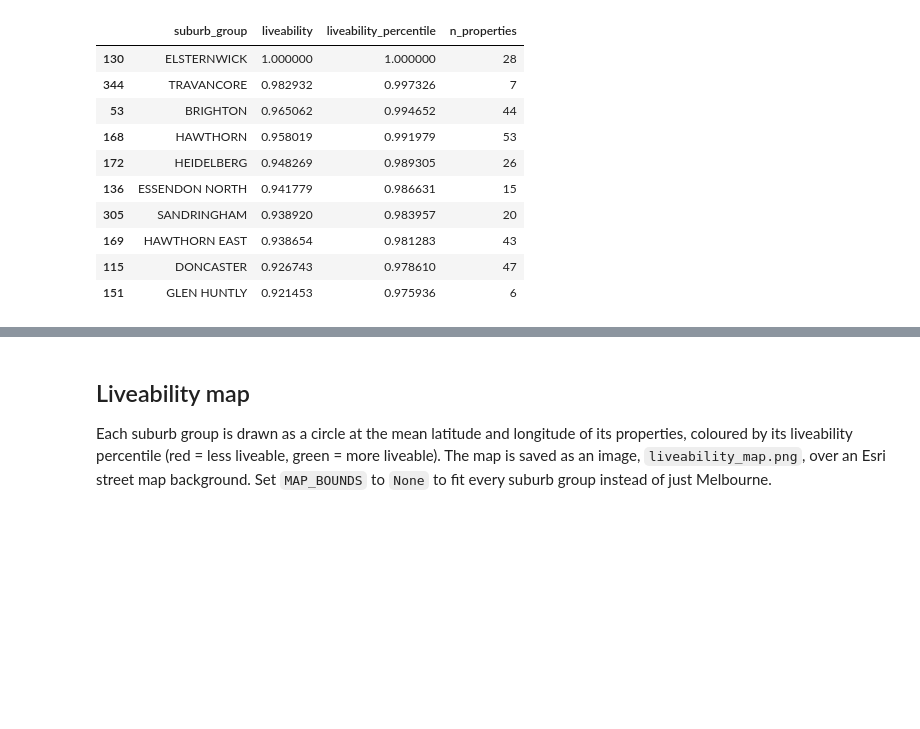
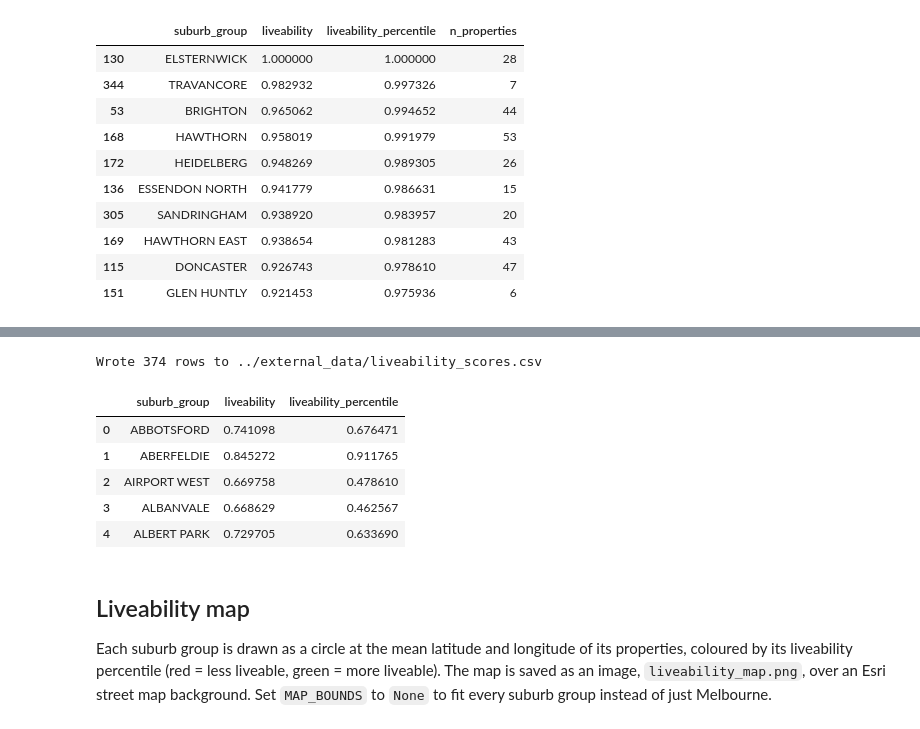
Before and after one commit to NikhilGaba49/industry-project-group-1, a Jupyter notebook: notebooks/calculate_liveability.ipynb, the cells around one changed output, grey strips where cells are left out. Cells and saved outputs as stored; diff of their text form; code cells hidden in the pictures; blank space fills up the shorter version.

```diff
--- a/notebooks/calculate_liveability.ipynb
+++ b/notebooks/calculate_liveability.ipynb
@@ -48,6 +45,14 @@ Properties with identical coordinates are treated as duplicates, and only
 the first occurrence is kept. This is done so that suburb counts and centroids reflect unique locations.
 # %%
 n_before = len(df)
+df = df.dropna(subset=["lat", "lon"])
+n_missing_coordinates = n_before - len(df)
+
 df = df.drop_duplicates(subset=["lat", "lon"], keep="first")
-print(f"Removed {n_before - len(df)} duplicates; {len(df)} properties remain")
+n_duplicates = n_before - n_missing_coordinates - len(df)
+
+print(
+    f"Removed {n_missing_coordinates} rows with missing coordinates and "
+    f"{n_duplicates} duplicates; {len(df)} properties remain"
+)
 # %% [output]
@@ -292,9 +305,11 @@ standardised_features.head()
 
 Combines the standardised features using the weights. Since every feature is worse when large, a **higher** weighted sum means the suburb is **further** from amenities or has **more** crime, so it is **less** liveable.
 # %%
-# Multiply each feature column by its weight (matched on column name)
-# Sum across features (axis=1) to get one weighted score per suburb group
-weighted_sum = standardised_features.mul(weights).sum(axis=1)
+# Multiply each feature column by its weight (matched on column name),
+# then sum across features (axis=1) for one score per suburb group.
+# skipna=False makes a missing feature produce NaN instead of counting
+# as an average value.
+weighted_sum = standardised_features.mul(weights).sum(axis=1, skipna=False)
 # %% [markdown]
 ## Flip and rescale to a liveability score
 
@@ -354,6 +375,35 @@ suburb_scores.sort_values("liveability", ascending=False).head(10)
 # %%
-scores_export = suburb_scores[["suburb_group", "liveability"]]
-scores_export.to_csv("../external_data/liveability_scores.csv", index=False)
+LIVEABILITY_SCORES_FILE = Path("../external_data/liveability_scores.csv")
+
+SCORE_COLUMNS = ["liveability", "liveability_percentile"]
+
+scores_export = suburb_scores[["suburb_group"] + SCORE_COLUMNS].copy()
+
+assert scores_export["suburb_group"].is_unique, "Duplicate suburb groups"
+assert scores_export[SCORE_COLUMNS].notna().all().all(), (
+    "Missing liveability scores"
+)
+assert scores_export["liveability"].between(0, 1).all(), (
+    "liveability outside 0-1"
+)
+assert scores_export["liveability_percentile"].between(0, 1).all(), (
+    "liveability_percentile outside 0-1"
+)
+
+scores_export.round(
+    {"liveability": 4, "liveability_percentile": 4}
+).to_csv(LIVEABILITY_SCORES_FILE, index=False)
+
+print(f"Wrote {len(scores_export)} rows to {LIVEABILITY_SCORES_FILE}")
+scores_export.head()
+# %% [output]
+Wrote 374 rows to ../external_data/liveability_scores.csv
+|  | suburb_group | liveability | liveability_percentile |
+| 0 | ABBOTSFORD | 0.741098 | 0.676471 |
+| 1 | ABERFELDIE | 0.845272 | 0.911765 |
+| 2 | AIRPORT WEST | 0.669758 | 0.478610 |
+| 3 | ALBANVALE | 0.668629 | 0.462567 |
+| 4 | ALBERT PARK | 0.729705 | 0.633690 |
 # %% [markdown]
 ## Liveability map
 
```
Also changed, not shown: parts of 7 cells of this notebook, 4 other files.
